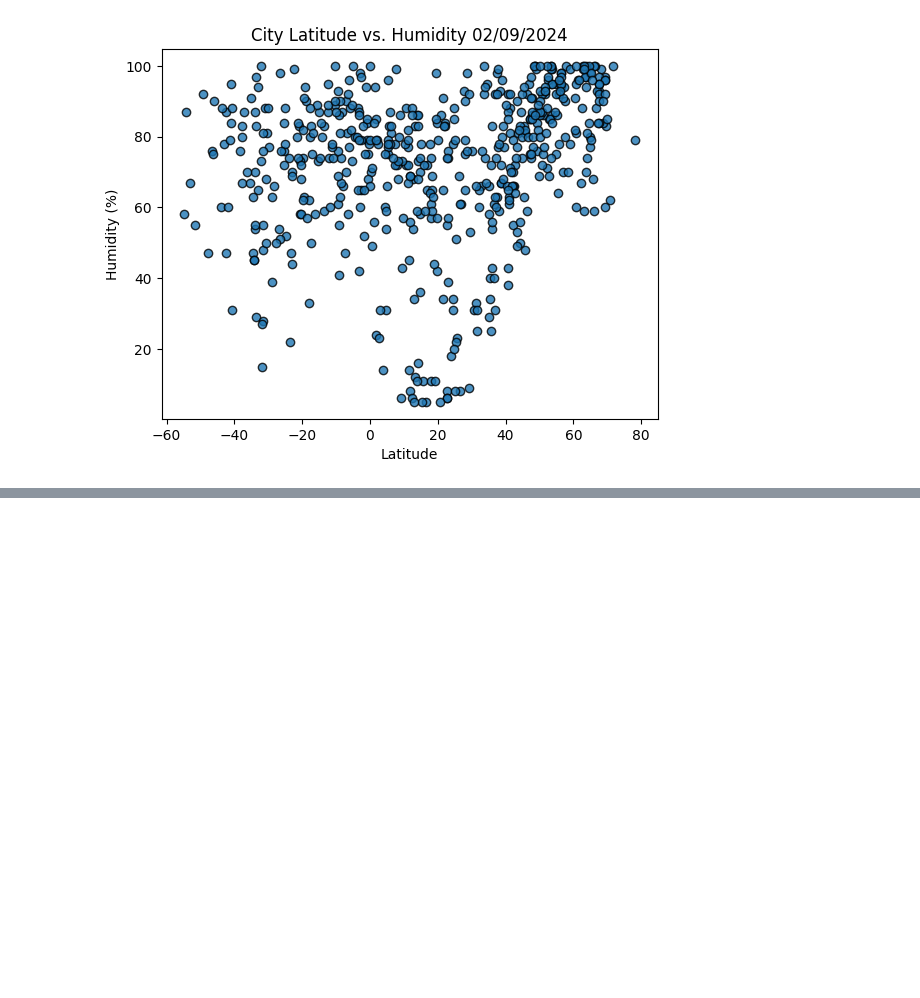
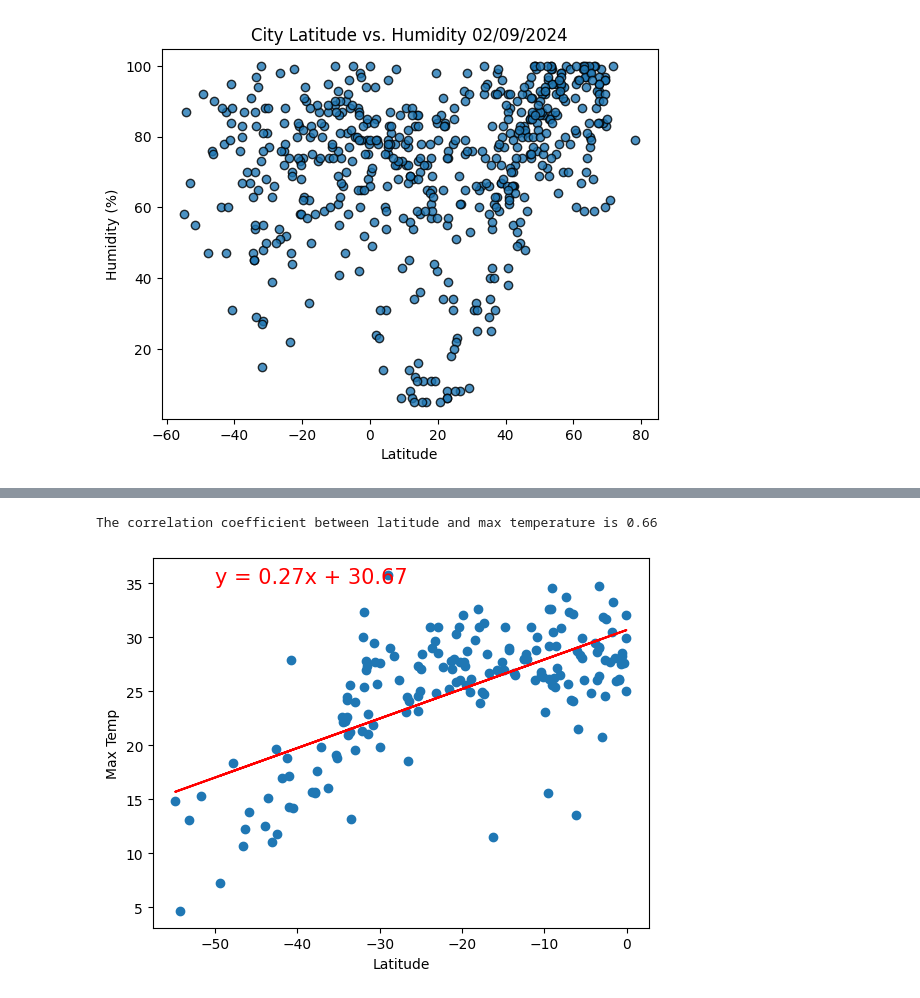
Before and after one commit to gmmarsh/python-api-challenge, a Jupyter notebook: Final Analysis/FinalWeatherPy.ipynb, the cells around one changed output, grey strips where cells are left out. Saved outputs shown, nothing was run; the diff lists cells and outputs as text; code cells hidden in the pictures; blank space fills up the shorter version.

```diff
--- a/Final Analysis/FinalWeatherPy.ipynb
+++ b/Final Analysis/FinalWeatherPy.ipynb
@@ -243,0 +317,4 @@ plt.show()
+# %%
+# a new DataFrame for Southern Hemisphere
+southern_hemi_df = city_data_df.loc[(city_data_df["Lat"] < 0)]
+southern_hemi_df.head()
@@ -243,0 +345,14 @@ plt.show()
+# %%
+# linear regression on the Southern Hemisphere
+x_values = southern_hemi_df["Lat"]
+y_values = southern_hemi_df["Max Temp"]
+
+# calculate the correlation coefficient
+correlation = round(st.pearsonr(x_values, y_values)[0],2)
+print(f"The correlation coefficient between latitude and max temperature is {correlation}")
+
+# call the function
+plot_linear_regression(x_values, y_values, 'Max Temp',(-50,35))
+# %% [output]
+The correlation coefficient between latitude and max temperature is 0.66
+[figure, added]
```
Also changed, not shown: parts of 23 cells of this notebook, 2 other files.
